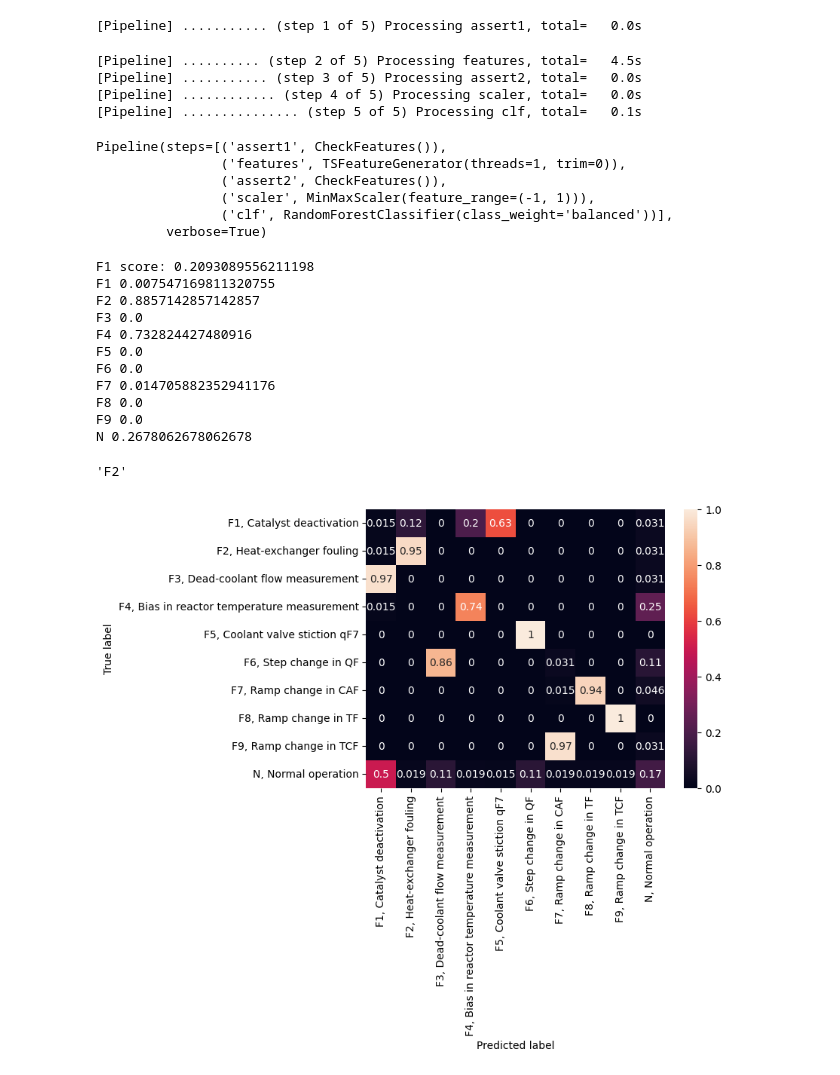
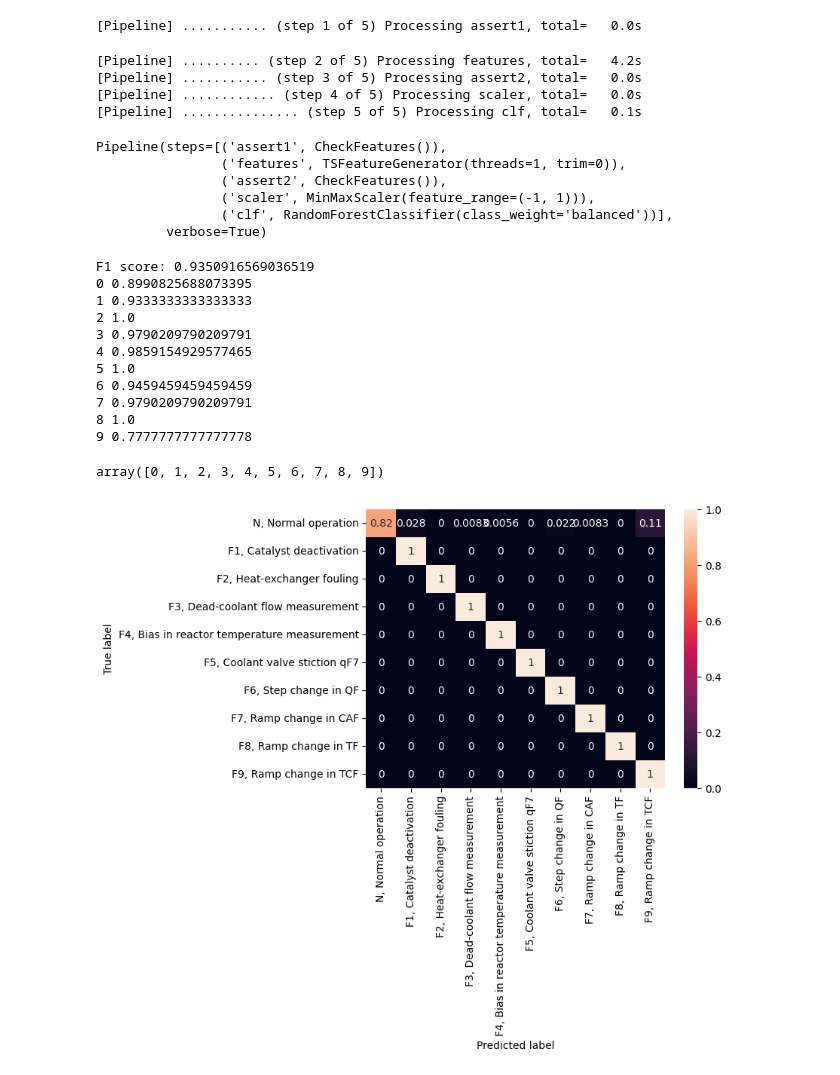
Before and after one commit to peaclab/CoMTE, a Jupyter notebook: cstr_usage.ipynb, the cells around one changed output. Saved outputs shown, nothing was run; the diff lists cells and outputs as text; code cells hidden in the pictures.

```diff
--- a/cstr_usage.ipynb
+++ b/cstr_usage.ipynb
@@ -22,7 +22,7 @@ mpl_logger.setLevel(logging.WARNING)
 DATASET_NAME = 'cstr'
 # %%
 timeseries, labels, test_timeseries, test_labels = \
-        data_loading.get_dataset(DATASET_NAME, binary=False, window_size=5)
+        data_loading.get_dataset(DATASET_NAME, binary=False, window_size=10, noise_scale=0.2, use_classes=list(range(0,10)))
 # %%
 # print(timeseries.head)
 # print(labels.head)
@@ -55,7 +55,7 @@ pipeline = Pipeline([
 pipeline.fit(timeseries, labels)
 # %% [output]
 [Pipeline] ........... (step 1 of 5) Processing assert1, total=   0.0s
-[Pipeline] .......... (step 2 of 5) Processing features, total=   4.5s
+[Pipeline] .......... (step 2 of 5) Processing features, total=   4.2s
 [Pipeline] ........... (step 3 of 5) Processing assert2, total=   0.0s
 [Pipeline] ............ (step 4 of 5) Processing scaler, total=   0.0s
 [Pipeline] ............... (step 5 of 5) Processing clf, total=   0.1s
@@ -72,37 +72,37 @@ print("F1 score:", f1_score(test_labels, preds, average='weighted'))
 for label, i in zip(np.unique(test_labels), f1_score(test_labels, preds, labels=np.unique(test_labels), average=None)):
     print(label, i)
 # %% [output]
-F1 score: 0.2093089556211198
-F1 0.007547169811320755
-F2 0.8857142857142857
-F3 0.0
-F4 0.732824427480916
-F5 0.0
-F6 0.0
-F7 0.014705882352941176
-F8 0.0
-F9 0.0
-N 0.2678062678062678
+F1 score: 0.9350916569036519
+0 0.8990825688073395
+1 0.9333333333333333
+2 1.0
+3 0.9790209790209791
+4 0.9859154929577465
+5 1.0
+6 0.9459459459459459
+7 0.9790209790209791
+8 1.0
+9 0.7777777777777778
 # %%
 label_list = pipeline.steps[4][1].classes_
-label_list[1]
+label_list
 # %% [output]
-'F2'
+array([0, 1, 2, 3, 4, 5, 6, 7, 8, 9])
 # %%
 label_list = pipeline.steps[4][1].classes_
 cf = confusion_matrix(test_labels, preds, labels=label_list).astype(float)
 for i in range(len(cf)):
     cf[i] = [x / cf[i].sum() for x in cf[i]]
-label_dict = {'N': 'N, Normal operation', 'F1': 'F1, Catalyst deactivation', 'F2': 'F2, Heat-exchanger fouling', 'F3': 'F3, Dead-coolant flow measurement', 'F4': 'F4, Bias in reactor temperature measurement', 'F5': 'F5, Coolant valve stiction qF7', 'F6': 'F6, Step change in QF', 'F7': 'F7, Ramp change in CAF', 'F8': 'F8, Ramp change in TF', 'F9': 'F9, Ramp change in TCF'}
+label_dict = {'1': 'F1, Catalyst deactivation', '2': 'F2, Heat-exchanger fouling', '3': 'F3, Dead-coolant flow measurement', '4': 'F4, Bias in reactor temperature measurement', '5': 'F5, Coolant valve stiction qF7', '6': 'F6, Step change in QF', '7': 'F7, Ramp change in CAF', '8': 'F8, Ramp change in TF', '9': 'F9, Ramp change in TCF', '0': 'N, Normal operation'}
 # label_dict = {'1': 'I have command',  '2': 'All clear',  '3': 'Not clear', '4': 'Spread wings', '5': 'Fold wings', '6': 'Lock wings'}
 
 text_labels = [label_dict[str(i)] for i in label_list]
 sns.heatmap(cf, annot=True, xticklabels=text_labels, yticklabels=text_labels)
 plt.ylabel('True label')
 plt.xlabel('Predicted label')
 plt.show()
 # %% [output]
-[figure, old version]
+[figure, new version]
 # %%
 comte = explainers.BruteForceSearch(pipeline, timeseries, labels, silent=False, threads=1,num_distractors=2)
 # %%
```
Also changed, not shown: parts of 4 cells of this notebook, 1 other file.
